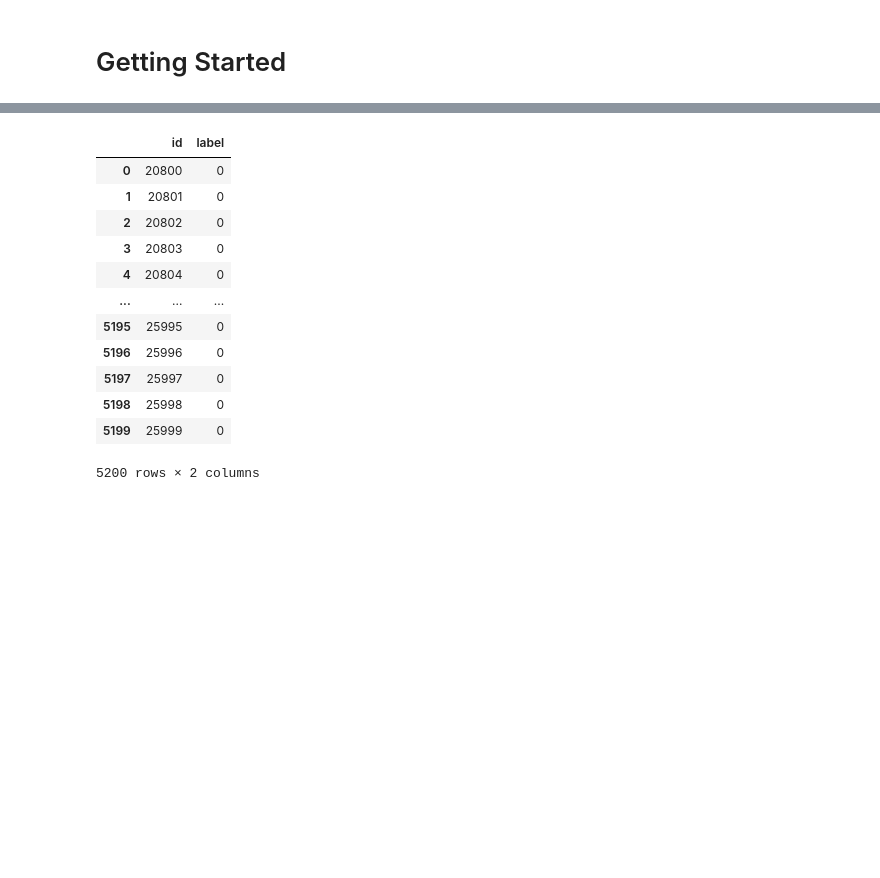
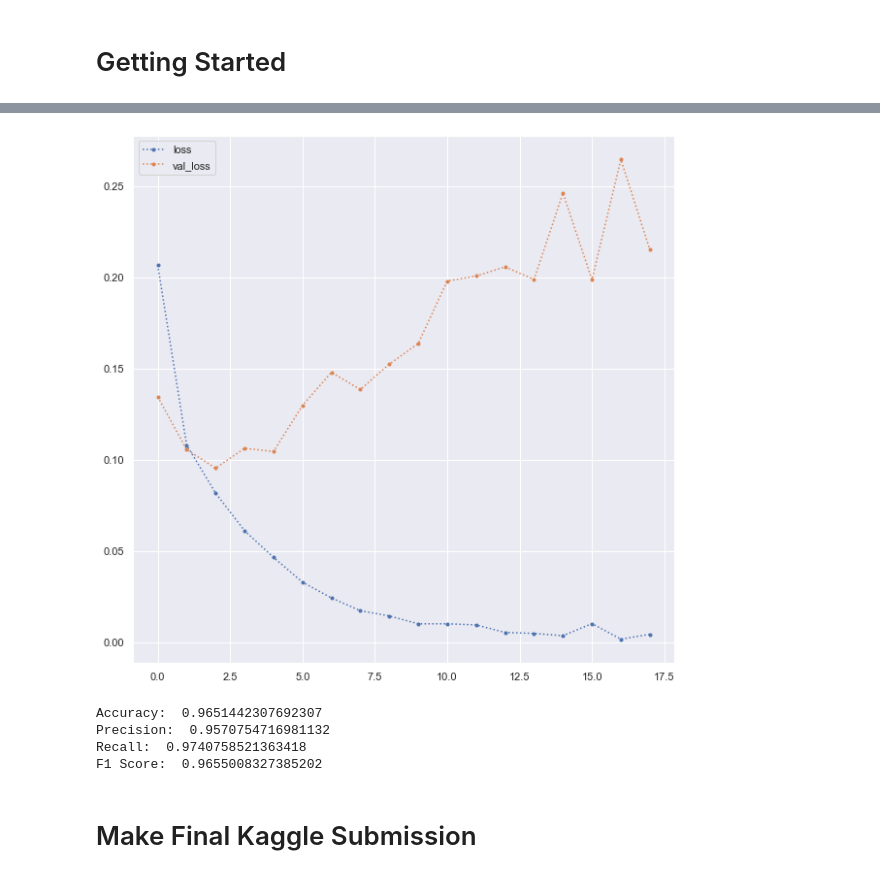
Before and after one commit to royn5618/Medium_Blog_Codes, a Jupyter notebook: Fake_News/Predicting_Fake_News_using_Keras.ipynb, the cells around one changed output, grey strips where cells are left out. Cells and saved outputs as stored; diff of their text form; code cells hidden in the pictures; blank space fills up the shorter version.

```diff
--- a/Fake_News/Predicting_Fake_News_using_Keras.ipynb
+++ b/Fake_News/Predicting_Fake_News_using_Keras.ipynb
@@ -285,0 +277,11 @@ test_df
+# %%
+embeddings_index = dict()
+# f = open('/content/glove.6B.300d.txt')
+f = open('C:/Users/nroy0/Documents/MyGitHub/Resources/glove.6B/glove.6B.300d.txt', encoding='utf-8')
+for line in f:
+    values = line.split()
+    word = values[0]
+    coefs = np.asarray(values[1:], dtype='float32')
+    embeddings_index[word] = coefs
+f.close()
+print('Loaded %s word vectors.' % len(embeddings_index))
@@ -285,0 +290,12 @@ test_df
+# %%
+%%time
+# create a weight matrix for words in training docs
+print('Get vocab_size')
+vocab_size = len(tokenizer.word_index) + 1
+
+print('Create the embedding matrix')
+embedding_matrix = np.zeros((vocab_size, 300))
+for word, i in tokenizer.word_index.items():
+    embedding_vector = embeddings_index.get(word)
+    if embedding_vector is not None:
+        embedding_matrix[i] = embedding_vector
@@ -286,3 +444,25 @@ test_df
+# %%
+metric_to_plot = "loss"
+plt.plot(history.epoch, history.history[metric_to_plot], ".:", label="loss")
+plt.plot(history.epoch, history.history["val_" + metric_to_plot], ".:", label="val_loss")
+plt.legend()
+plt.show()
+# %% [output]
+[figure, added]
+# %%
+model = keras.models.load_model(best_model_file_name)
+y_pred = model.predict_classes(X_test)
+print('Accuracy: ', accuracy_score(y_test, y_pred))
+print('Precision: ', precision_score(y_test, y_pred))
+print('Recall: ', recall_score(y_test, y_pred))
+print('F1 Score: ', f1_score(y_test, y_pred))
+# %% [output]
+Accuracy:  0.9651442307692307
+Precision:  0.9570754716981132
+Recall:  0.9740758521363418
+F1 Score:  0.9655008327385202
+# %% [markdown]
+# Make Final Kaggle Submission
 # %%
 y_pred_test = model.predict_classes(padded_test)
 # %%
@@ -292,16 +471,0 @@ submit_lstm_predictions_df['label'] = y_pred_test.astype(int)
-# %%
-submit_lstm_predictions_df
-# %% [output]
-|  | id | label |
-| 0 | 20800 | 0 |
-| 1 | 20801 | 0 |
-| 2 | 20802 | 0 |
-| 3 | 20803 | 0 |
-| 4 | 20804 | 0 |
-| ... | ... | ... |
-| 5195 | 25995 | 0 |
-| 5196 | 25996 | 0 |
-| 5197 | 25997 | 0 |
-| 5198 | 25998 | 0 |
-| 5199 | 25999 | 0 |
-5200 rows × 2 columns
```
Also changed, not shown: parts of 55 cells of this notebook, 4 other files.
